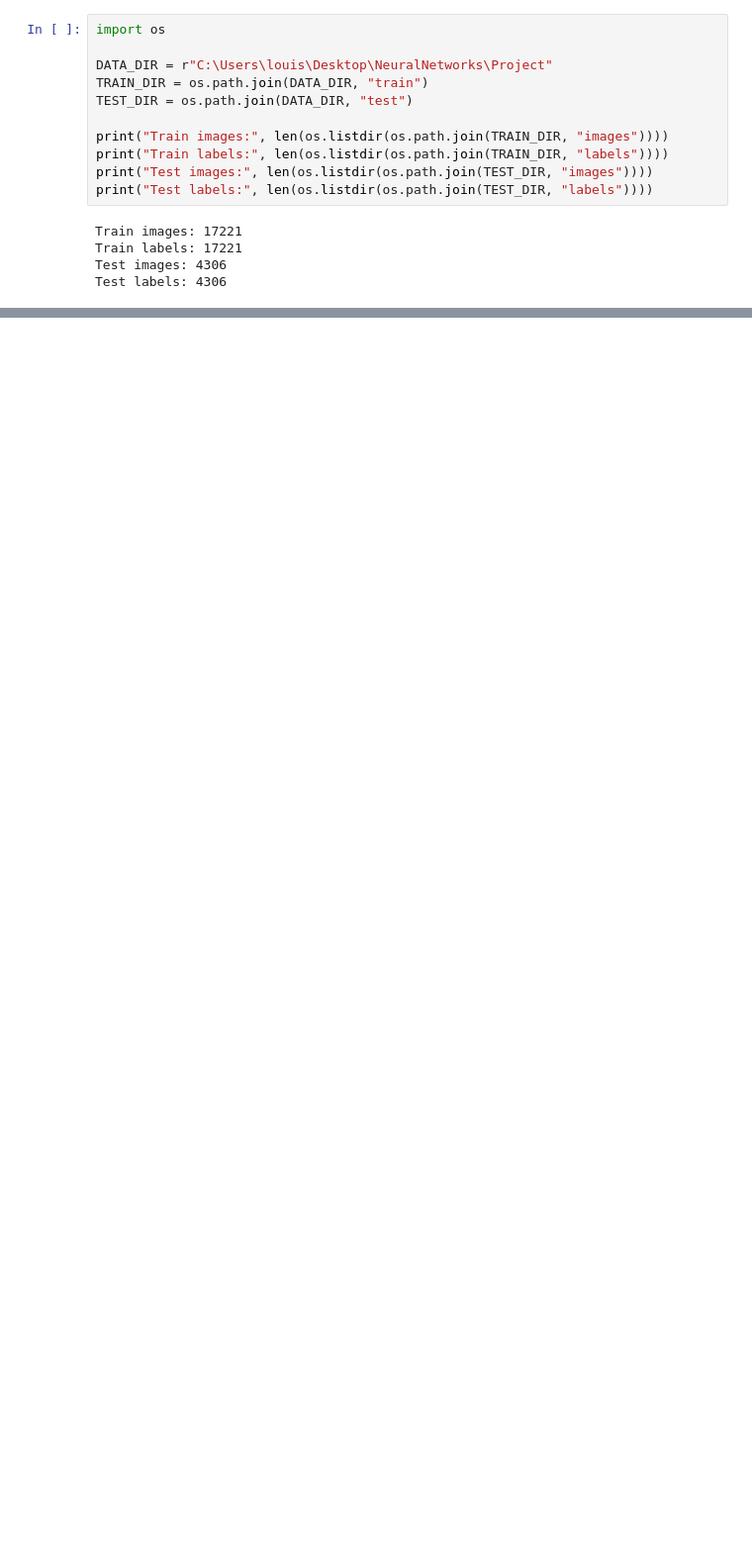
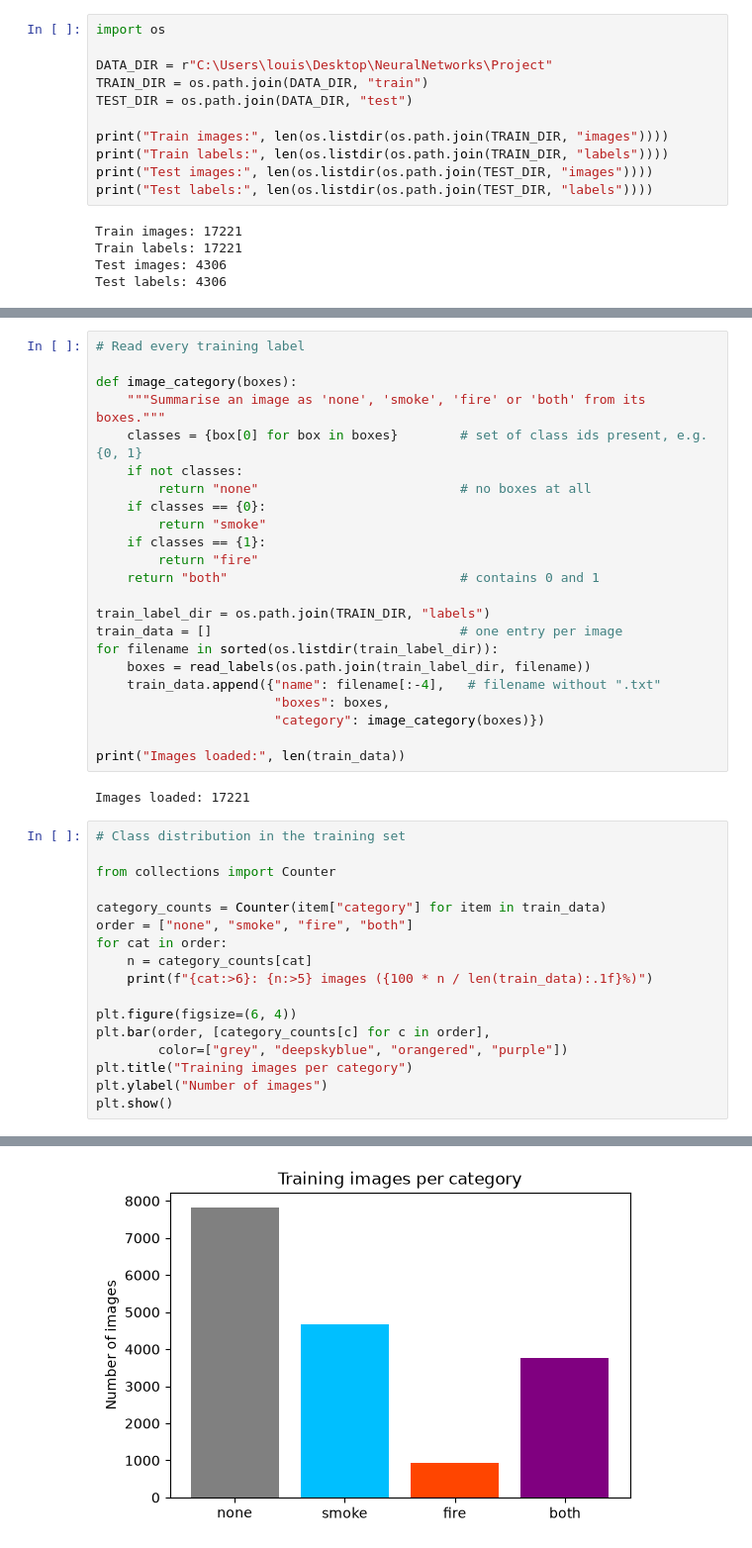
Before and after one commit to Lou1sThomas/NeuralNetworks-Group26, a Jupyter notebook: notebooks/01_data_exploration.ipynb, the cells around one changed output, grey strips where cells are left out. Shown at 99% size. Cells and saved outputs as stored; diff of their text form; blank space fills up the shorter version.

```diff
--- a/notebooks/01_data_exploration.ipynb
+++ b/notebooks/01_data_exploration.ipynb
@@ -40,0 +116,43 @@ Test labels: 4306
+# %%
+# Read every training label
+
+def image_category(boxes):
+    """Summarise an image as 'none', 'smoke', 'fire' or 'both' from its boxes."""
+    classes = {box[0] for box in boxes}        # set of class ids present, e.g. {0, 1}
+    if not classes:
+        return "none"                          # no boxes at all
+    if classes == {0}:
+        return "smoke"
+    if classes == {1}:
+        return "fire"
+    return "both"                              # contains 0 and 1
+
+train_label_dir = os.path.join(TRAIN_DIR, "labels")
+train_data = []                                # one entry per image
+for filename in sorted(os.listdir(train_label_dir)):
+    boxes = read_labels(os.path.join(train_label_dir, filename))
+    train_data.append({"name": filename[:-4],   # filename without ".txt"
+                       "boxes": boxes,
+                       "category": image_category(boxes)})
+
+print("Images loaded:", len(train_data))
+# %% [output]
+Images loaded: 17221
+# %%
+# Class distribution in the training set
+
+from collections import Counter
+
+category_counts = Counter(item["category"] for item in train_data)
+order = ["none", "smoke", "fire", "both"]
+for cat in order:
+    n = category_counts[cat]
+    print(f"{cat:>6}: {n:>5} images ({100 * n / len(train_data):.1f}%)")
+
+plt.figure(figsize=(6, 4))
+plt.bar(order, [category_counts[c] for c in order],
+        color=["grey", "deepskyblue", "orangered", "purple"])
+plt.title("Training images per category")
+plt.ylabel("Number of images")
+plt.show()
+# %% [output]
@@ -40,0 +163 @@ Test labels: 4306
+[figure, added]
```
Also changed, not shown: parts of 12 cells of this notebook.
